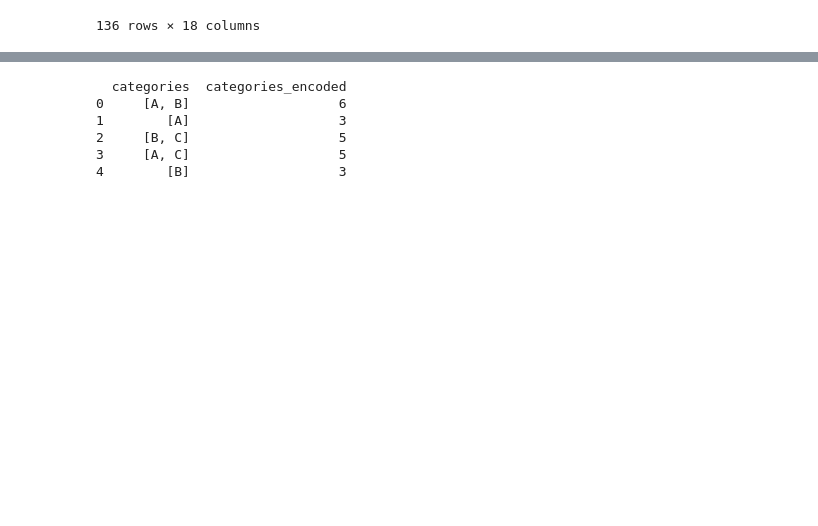
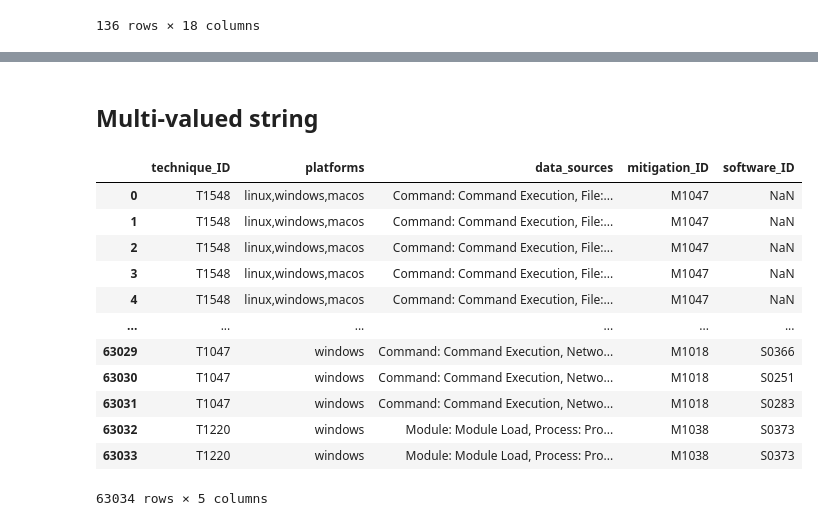
Before and after one commit to hcvu1050/hieuchivu-gt24-repo2, a Jupyter notebook: notebooks/feature_engineer.ipynb, the cells around one changed output, grey strips where cells are left out. Cells and saved outputs as stored; diff of their text form; code cells hidden in the pictures; blank space fills up the shorter version.

```diff
--- a/notebooks/feature_engineer.ipynb
+++ b/notebooks/feature_engineer.ipynb
@@ -164,29 +98,24 @@ df
-# %%
-import pandas as pd
-
-# Example DataFrame with multi-label categorical column 'categories'
-data = {'categories': [['A', 'B'], ['A'], ['B', 'C'], ['A', 'C'], ['B']]}
-
-df = pd.DataFrame(data)
-
-# Flatten the list of categories in the 'categories' column
-categories_flat = [category for categories_list in df['categories'] for category in categories_list]
-
-# Calculate the frequency of each category
-category_counts = pd.Series(categories_flat).value_counts()
-
-# Create a mapping dictionary from category to frequency
-category_freq_mapping = category_counts.to_dict()
-
-# Encode the 'categories' column with the sum of frequencies for each instance
-df['categories_encoded'] = df['categories'].apply(lambda categories: sum(category_freq_mapping.get(category, 0) for category in categories))
-
-# Now, 'df' contains the frequency-encoded values in the 'categories_encoded' column
-print(df)
-# %% [output]
-  categories  categories_encoded
-0     [A, B]                   6
-1        [A]                   3
-2     [B, C]                   5
-3     [A, C]                   5
-4        [B]                   3
+# %% [markdown]
+## Multi-valued string
+# %%
+technique_df = pd.read_csv ('../data/interim/X_technique_selected_features.csv')
+# %%
+features = technique_df['platforms'].str.replace(r',\s*',',', regex = True).str.lower().str.replace (r'[-/]', ' ', regex = True)
+# %%
+technique_df['platforms'] = features
+# %%
+technique_df
+# %% [output]
+|  | technique_ID | platforms | data_sources | mitigation_ID | software_ID |
+| 0 | T1548 | linux,windows,macos | Command: Command Execution, File:... | M1047 | NaN |
+| 1 | T1548 | linux,windows,macos | Command: Command Execution, File:... | M1047 | NaN |
+| 2 | T1548 | linux,windows,macos | Command: Command Execution, File:... | M1047 | NaN |
+| 3 | T1548 | linux,windows,macos | Command: Command Execution, File:... | M1047 | NaN |
+| 4 | T1548 | linux,windows,macos | Command: Command Execution, File:... | M1047 | NaN |
+| ... | ... | ... | ... | ... | ... |
+| 63029 | T1047 | windows | Command: Command Execution, Netwo... | M1018 | S0366 |
+| 63030 | T1047 | windows | Command: Command Execution, Netwo... | M1018 | S0251 |
+| 63031 | T1047 | windows | Command: Command Execution, Netwo... | M1018 | S0283 |
+| 63032 | T1220 | windows | Module: Module Load, Process: Pro... | M1038 | S0373 |
+| 63033 | T1220 | windows | Module: Module Load, Process: Pro... | M1038 | S0373 |
+63034 rows × 5 columns
```
Also changed, not shown: parts of 19 cells of this notebook, 7 other files.
